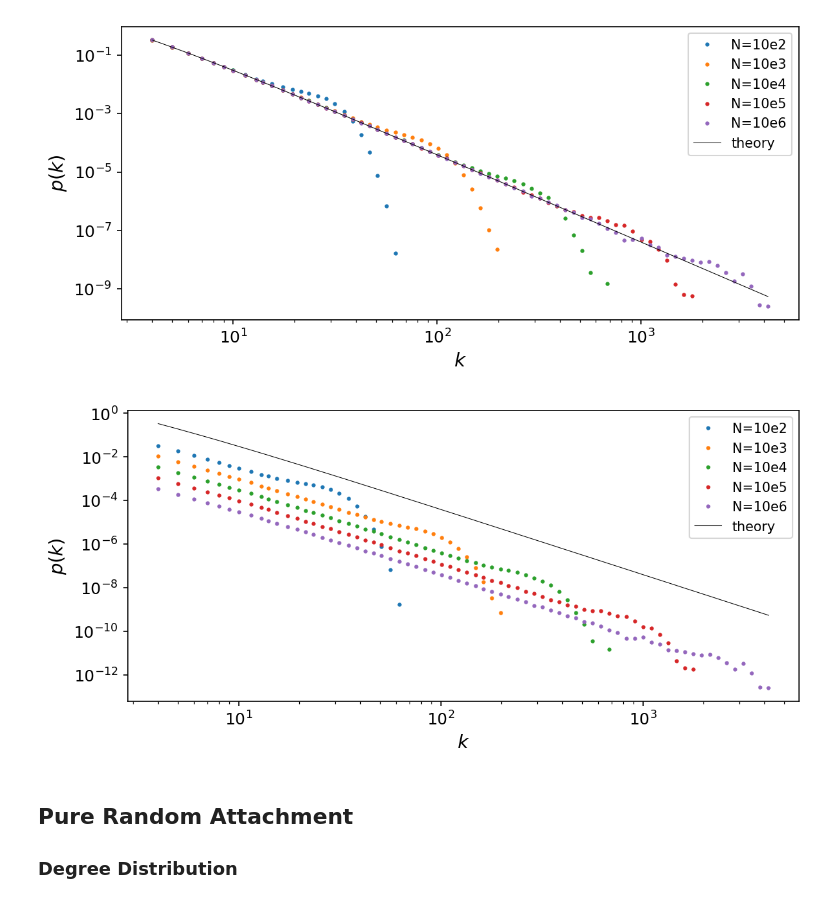
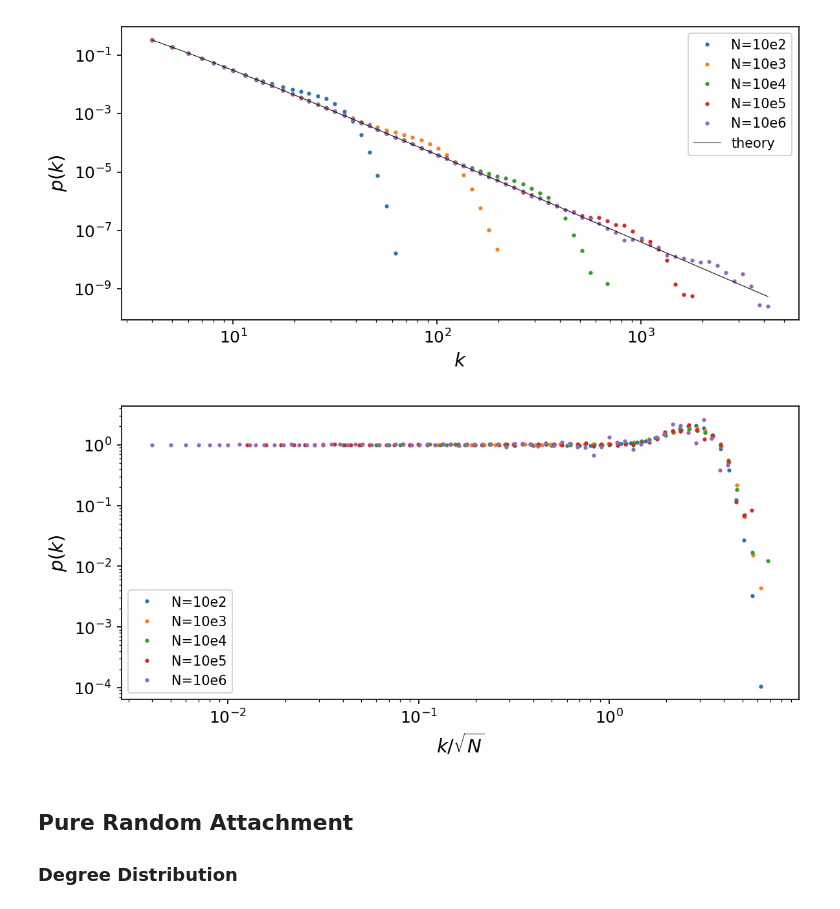
Before and after one commit to craycrayfish/BANetwork, a Jupyter notebook: Networks.ipynb, the cells around one changed output. Cells and saved outputs as stored; diff of their text form; code cells hidden in the pictures.

```diff
--- a/Networks.ipynb
+++ b/Networks.ipynb
@@ -133,10 +138,20 @@ plt.savefig('img/log_bin.pdf', bbox_inches='tight')
 # %% [markdown]
 ### Theoretical Model
 # %%
+# Theoretical Models
 def p_discrete(k, m):
     m = int(m)
     return 2 * m * (m+1) / (k * (k+1) * (k+2))
 
 def p_cont(k, m):
     m = int(m)
-    return m**2 * np.power(k, -3) / 4
+    return 2 * m**2 * np.power(k, -3)
+
+m = 4
+x = np.arange(m, 1e3)
+plt.loglog(x, p_discrete(x, m), label='discrete')
+plt.loglog(x, p_cont(x, m), label='continuous')
+plt.xlabel('$k$')
+plt.ylabel('$p(k)$')
+plt.legend()
+plt.savefig('img/theory.pdf', bbox_inches='tight')
@@ -161,6 +178,6 @@ for m in m_:
     x = x[:-10]
     y = y[:-10]
     y_t = p_discrete(x, m)
-    chi_ = chisquare(y, y_t)
-    print(chi_)
+    stat = ks_2samp(y, y_t)
+    print(stat)
 # %% [output]
@@ -229,18 +249,19 @@ plt.savefig('pref_N.pdf', bbox_inches='tight')
 # %% [output]
 [figure]
 # %%
-# Data Collapse
+# Deviation from theory
 for n in range(2, 7):
     x, y = logbin(pref_models_N_all[str(n)], scale=1.1)
-    y = np.divide(y, np.sqrt(np.power(10, n)))
+    y = np.divide(y, p_discrete(x, 4))
+    x = np.divide(x, np.sqrt(np.power(10, n)))
     plt.loglog(x, y, label='N=10e{}'.format(n), marker='o', lw=0, ms=2)
 #plt.loglog(x, p_discrete(x, 4), linestyle='-', lw=0.5, label='theory', color='black')
 plt.legend()
-plt.xlabel('$k$')
+plt.xlabel('$k/\sqrt{N}$')
 plt.ylabel('$p(k)$')
-plt.savefig('pref_N_collapse.pdf', bbox_inches='tight')
+plt.savefig('img/pref_N_deviation.pdf', bbox_inches='tight')
 # %% [output]
-[figure, old version]
+[figure, new version]
 # %% [markdown]
 ## Pure Random Attachment
 ### Degree Distribution
```
Also changed, not shown: parts of 16 cells of this notebook, 54 other files.
